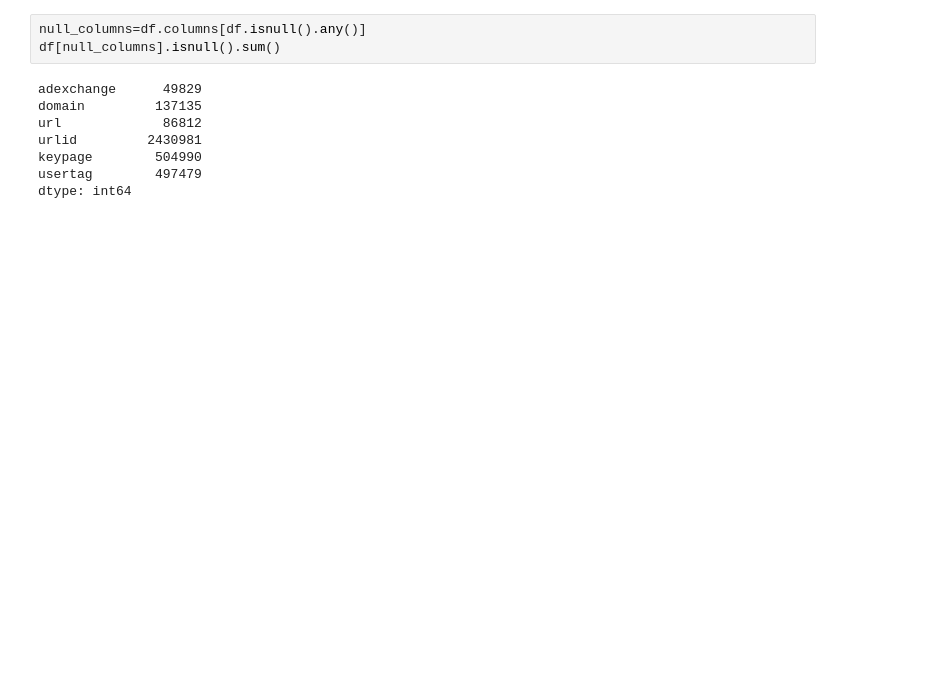
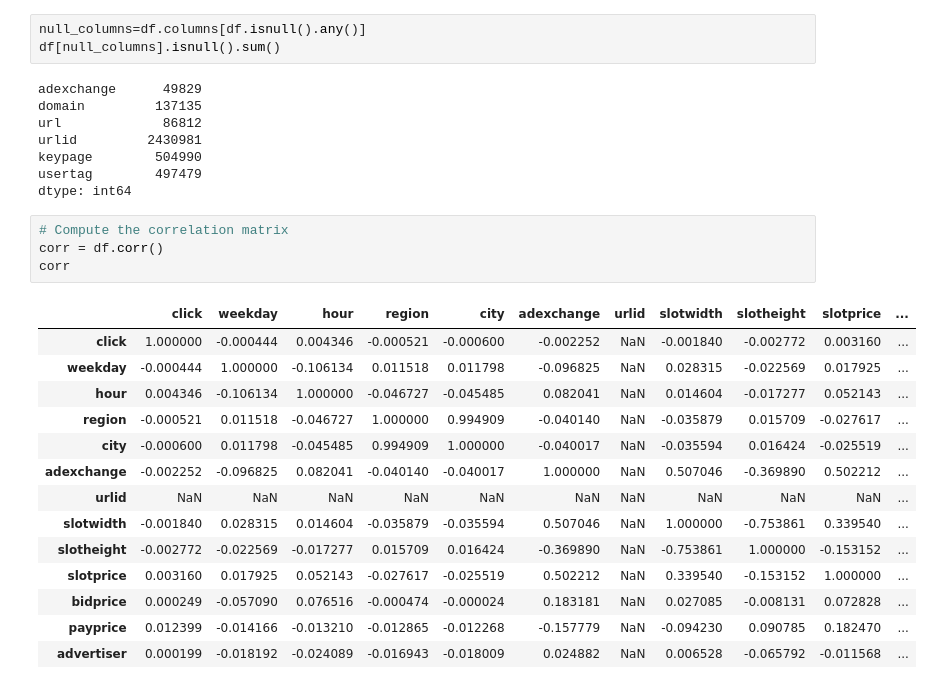
Before and after one commit to xiao-chi/MAAI_Group_Project, a Jupyter notebook: MAAI_Data_Exploration.ipynb, the cells around one changed output. Drawn from its saved outputs; the diff is of its cells as text; blank space fills up the shorter version.

```diff
--- a/MAAI_Data_Exploration.ipynb
+++ b/MAAI_Data_Exploration.ipynb
@@ -116,3 +33,22 @@ urlid         2430981
 keypage        504990
 usertag        497479
 dtype: int64
+# %%
+# Compute the correlation matrix
+corr = df.corr()
+corr
+# %% [output]
+|  | click | weekday | hour | region | city | adexchange | urlid | slotwidth | slotheight | slotprice | ... |
+| click | 1.000000 | -0.000444 | 0.004346 | -0.000521 | -0.000600 | -0.002252 | NaN | -0.001840 | -0.002772 | 0.003160 | ... |
+| weekday | -0.000444 | 1.000000 | -0.106134 | 0.011518 | 0.011798 | -0.096825 | NaN | 0.028315 | -0.022569 | 0.017925 | ... |
+| hour | 0.004346 | -0.106134 | 1.000000 | -0.046727 | -0.045485 | 0.082041 | NaN | 0.014604 | -0.017277 | 0.052143 | ... |
+| region | -0.000521 | 0.011518 | -0.046727 | 1.000000 | 0.994909 | -0.040140 | NaN | -0.035879 | 0.015709 | -0.027617 | ... |
+| city | -0.000600 | 0.011798 | -0.045485 | 0.994909 | 1.000000 | -0.040017 | NaN | -0.035594 | 0.016424 | -0.025519 | ... |
+| adexchange | -0.002252 | -0.096825 | 0.082041 | -0.040140 | -0.040017 | 1.000000 | NaN | 0.507046 | -0.369890 | 0.502212 | ... |
+| urlid | NaN | NaN | NaN | NaN | NaN | NaN | NaN | NaN | NaN | NaN | ... |
+| slotwidth | -0.001840 | 0.028315 | 0.014604 | -0.035879 | -0.035594 | 0.507046 | NaN | 1.000000 | -0.753861 | 0.339540 | ... |
+| slotheight | -0.002772 | -0.022569 | -0.017277 | 0.015709 | 0.016424 | -0.369890 | NaN | -0.753861 | 1.000000 | -0.153152 | ... |
+| slotprice | 0.003160 | 0.017925 | 0.052143 | -0.027617 | -0.025519 | 0.502212 | NaN | 0.339540 | -0.153152 | 1.000000 | ... |
+| bidprice | 0.000249 | -0.057090 | 0.076516 | -0.000474 | -0.000024 | 0.183181 | NaN | 0.027085 | -0.008131 | 0.072828 | ... |
+| payprice | 0.012399 | -0.014166 | -0.013210 | -0.012865 | -0.012268 | -0.157779 | NaN | -0.094230 | 0.090785 | 0.182470 | ... |
+| advertiser | 0.000199 | -0.018192 | -0.024089 | -0.016943 | -0.018009 | 0.024882 | NaN | 0.006528 | -0.065792 | -0.011568 | ... |
```
Also changed, not shown: parts of 12 cells of this notebook, 1 other file.
